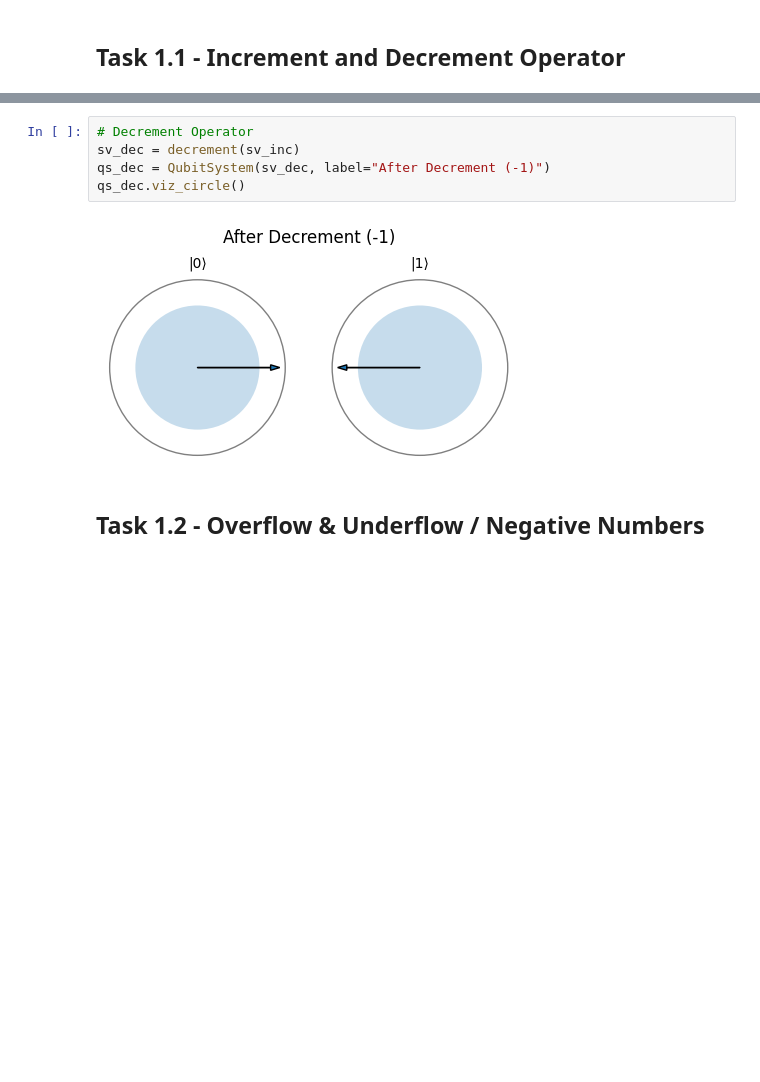
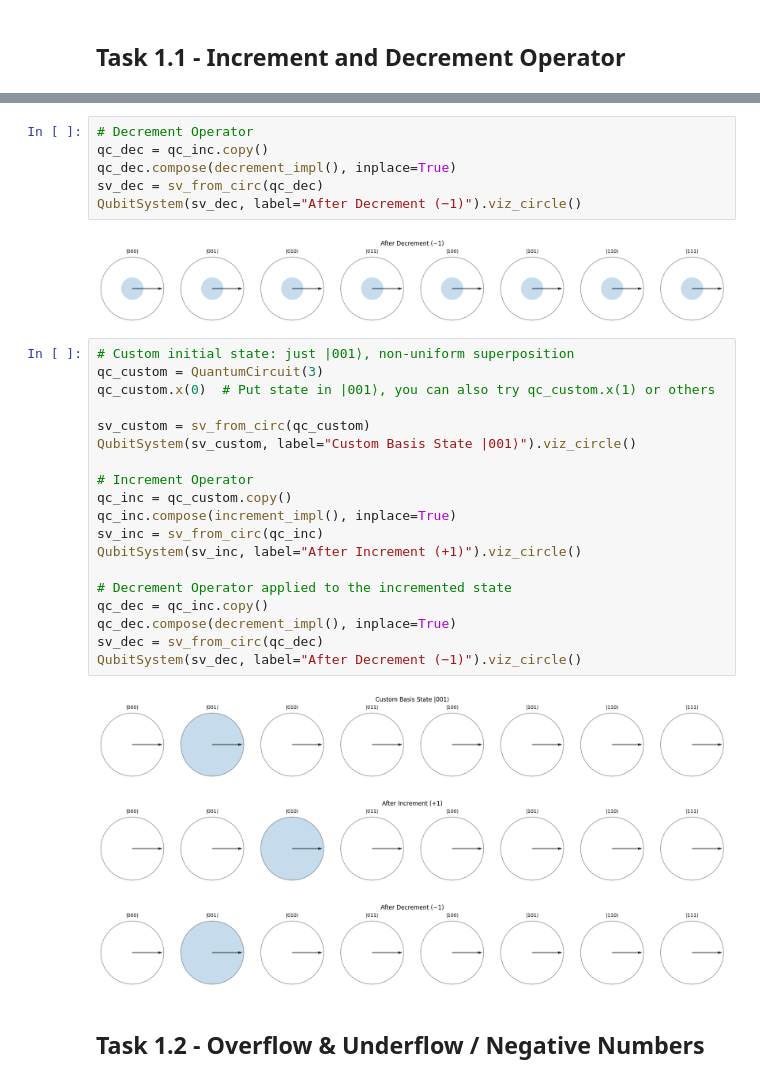
Before and after one commit to btanagho/dd2367Project, a Jupyter notebook: Assignments/Assignment3_Group3.ipynb, the cells around one changed output, grey strips where cells are left out. Drawn from its saved outputs; the diff is of its cells as text; blank space fills up the shorter version.

```diff
--- a/Assignments/Assignment3_Group3.ipynb
+++ b/Assignments/Assignment3_Group3.ipynb
@@ -153,10 +116,34 @@ qs_inc.viz_circle()
 # %%
 # Decrement Operator
-sv_dec = decrement(sv_inc)
-qs_dec = QubitSystem(sv_dec, label="After Decrement (-1)")
-qs_dec.viz_circle()
+qc_dec = qc_inc.copy()
+qc_dec.compose(decrement_impl(), inplace=True)
+sv_dec = sv_from_circ(qc_dec)
+QubitSystem(sv_dec, label="After Decrement (−1)").viz_circle()
 # %% [output]
-[figure, old version]
+[figure, new version]
+# %%
+# Custom initial state: just |001⟩, non-uniform superposition
+qc_custom = QuantumCircuit(3)
+qc_custom.x(0)  # Put state in |001⟩, you can also try qc_custom.x(1) or others
+
+sv_custom = sv_from_circ(qc_custom)
+QubitSystem(sv_custom, label="Custom Basis State |001⟩").viz_circle()
+
+# Increment Operator
+qc_inc = qc_custom.copy()
+qc_inc.compose(increment_impl(), inplace=True)
+sv_inc = sv_from_circ(qc_inc)
+QubitSystem(sv_inc, label="After Increment (+1)").viz_circle()
+
+# Decrement Operator applied to the incremented state
+qc_dec = qc_inc.copy()
+qc_dec.compose(decrement_impl(), inplace=True)
+sv_dec = sv_from_circ(qc_dec)
+QubitSystem(sv_dec, label="After Decrement (−1)").viz_circle()
+# %% [output]
+[figure, added]
+[figure, added]
+[figure, added]
 # %% [markdown]
 ## Task 1.2 - Overflow & Underflow / Negative Numbers
 # %% [markdown]
```
Also changed, not shown: parts of 49 cells of this notebook.
